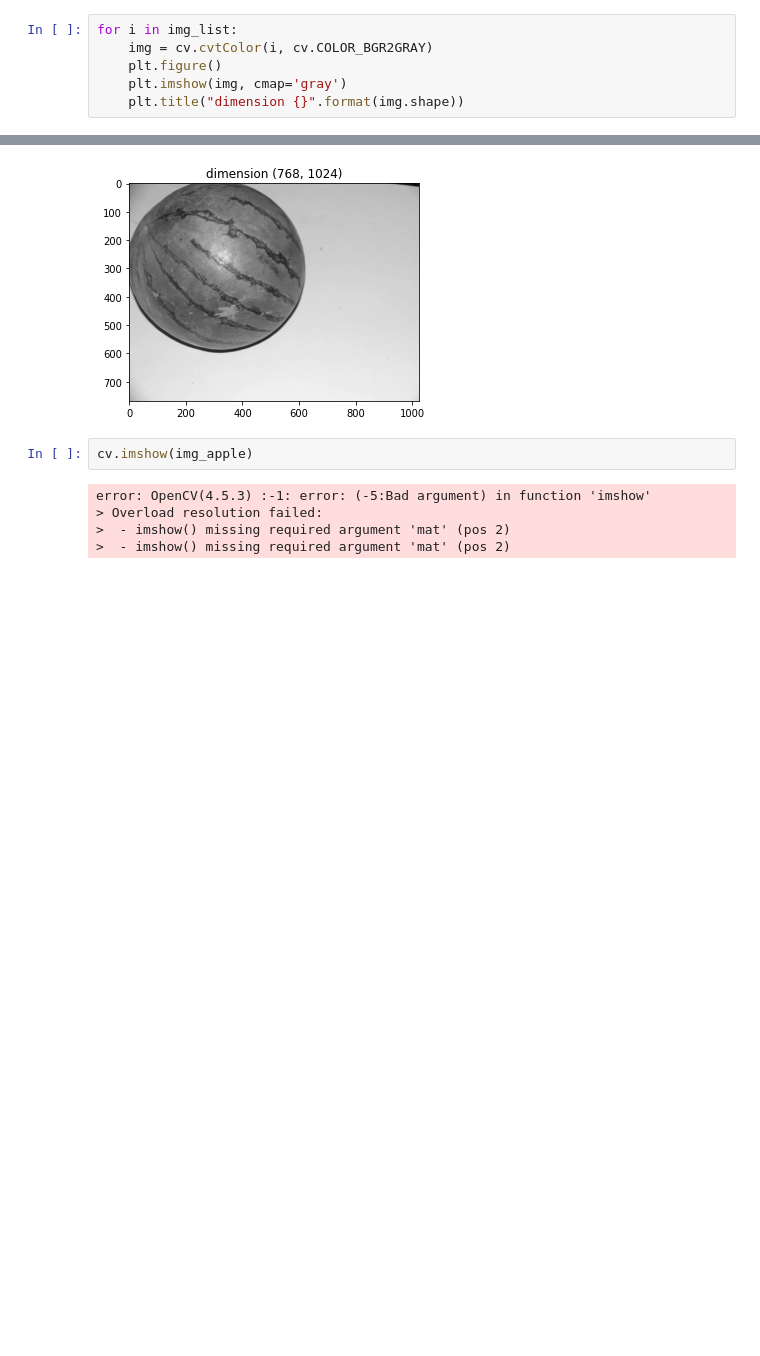
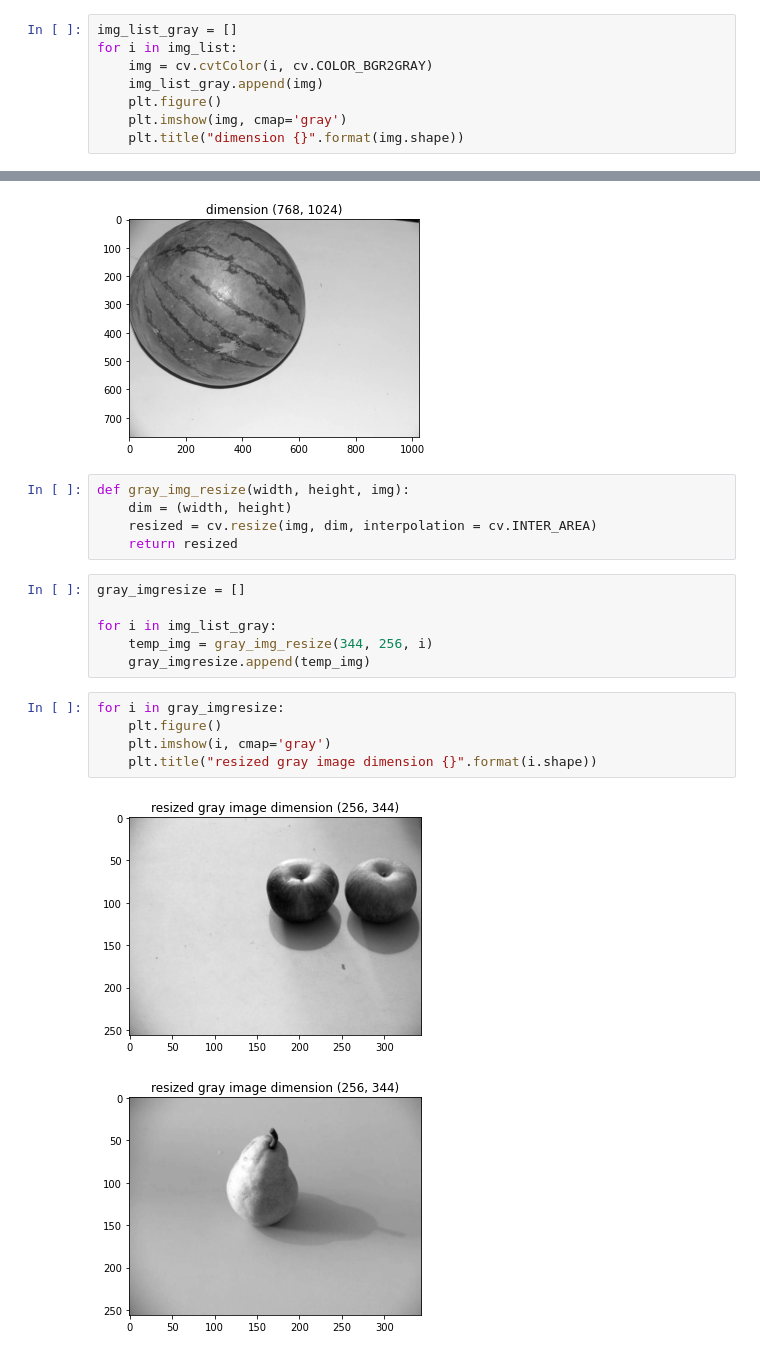
Before and after one commit to vathanahim/IAC620_Assignment_1, a Jupyter notebook: Him_Assignment1.ipynb, the cells around one changed output, grey strips where cells are left out. Drawn from its saved outputs; the diff is of its cells as text; blank space fills up the shorter version.

```diff
--- a/Him_Assignment1.ipynb
+++ b/Him_Assignment1.ipynb
@@ -38,8 +41,10 @@ for i in img_list:
 [figure]
 [figure]
 # %%
+img_list_gray = []
 for i in img_list:
     img = cv.cvtColor(i, cv.COLOR_BGR2GRAY)
+    img_list_gray.append(img)
     plt.figure()
     plt.imshow(img, cmap='gray')
     plt.title("dimension {}".format(img.shape))
@@ -47,10 +52,22 @@ for i in img_list:
 [figure]
 [figure]
 [figure]
-# %%
-cv.imshow(img_apple)
-# %% [output]
-error: OpenCV(4.5.3) :-1: error: (-5:Bad argument) in function 'imshow'
-> Overload resolution failed:
->  - imshow() missing required argument 'mat' (pos 2)
->  - imshow() missing required argument 'mat' (pos 2)
+# %%
+def gray_img_resize(width, height, img):
+    dim = (width, height)
+    resized = cv.resize(img, dim, interpolation = cv.INTER_AREA)
+    return resized
+# %%
+gray_imgresize = []
+
+for i in img_list_gray:
+    temp_img = gray_img_resize(344, 256, i)
+    gray_imgresize.append(temp_img)
+# %%
+for i in gray_imgresize:
+    plt.figure()
+    plt.imshow(i, cmap='gray')
+    plt.title("resized gray image dimension {}".format(i.shape))
+# %% [output]
+[figure, added]
+[figure, added]
```
Also changed, not shown: parts of 5 cells of this notebook, 3 other files.
